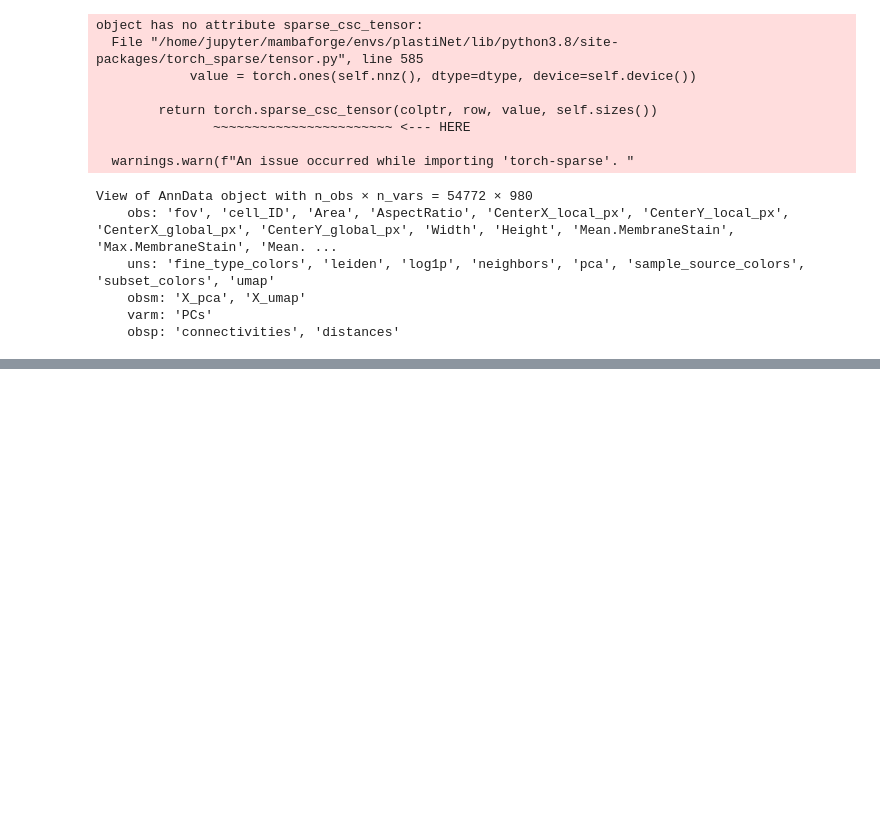
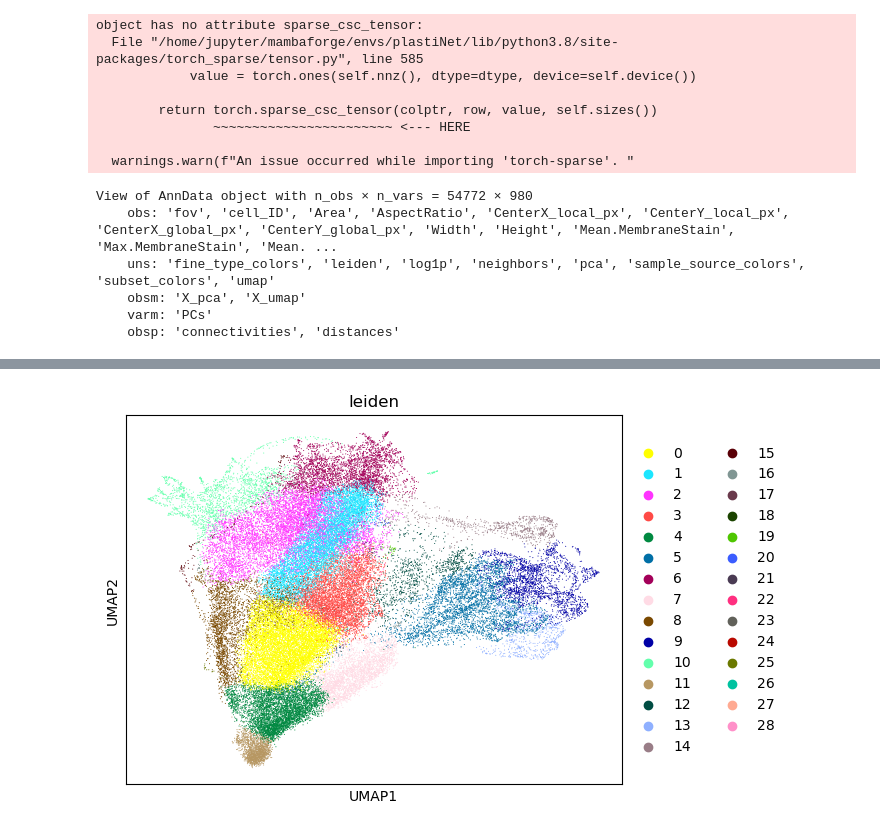
Before and after one commit to izabellaleahz/plastinet, a Jupyter notebook: notebooks/testing.ipynb, the cells around one changed output, grey strips where cells are left out. Saved outputs shown, nothing was run; the diff lists cells and outputs as text; code cells hidden in the pictures; blank space fills up the shorter version.

```diff
--- a/notebooks/testing.ipynb
+++ b/notebooks/testing.ipynb
@@ -86,8 +117,10 @@ embedding_adata
 # %%
-# sc.pp.neighbors(embedding_adata, use_rep='X')
-# sc.tl.umap(embedding_adata)
-sc.tl.leiden(embedding_adata, resolution=0.4)
+sc.pp.neighbors(embedding_adata, use_rep='X')
+sc.tl.umap(embedding_adata)
+sc.tl.leiden(embedding_adata, resolution=0.8)
 sc.pl.umap(embedding_adata, color = "leiden")
+# %% [output]
+[figure, added]
 # %%
 embedding_adata.obs["subset"] = adata.obs["subset"]
 sc.pl.umap(embedding_adata, color = "subset")
```
Also changed, not shown: parts of 9 cells of this notebook.
